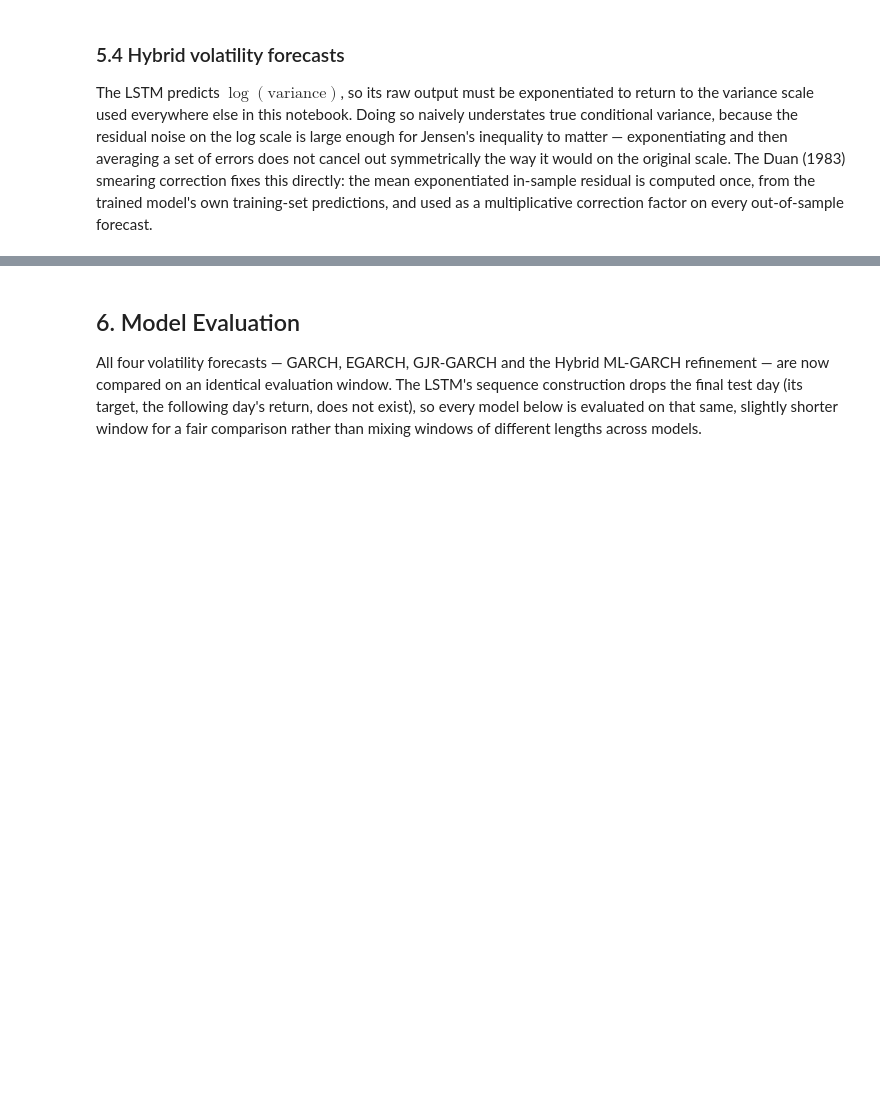
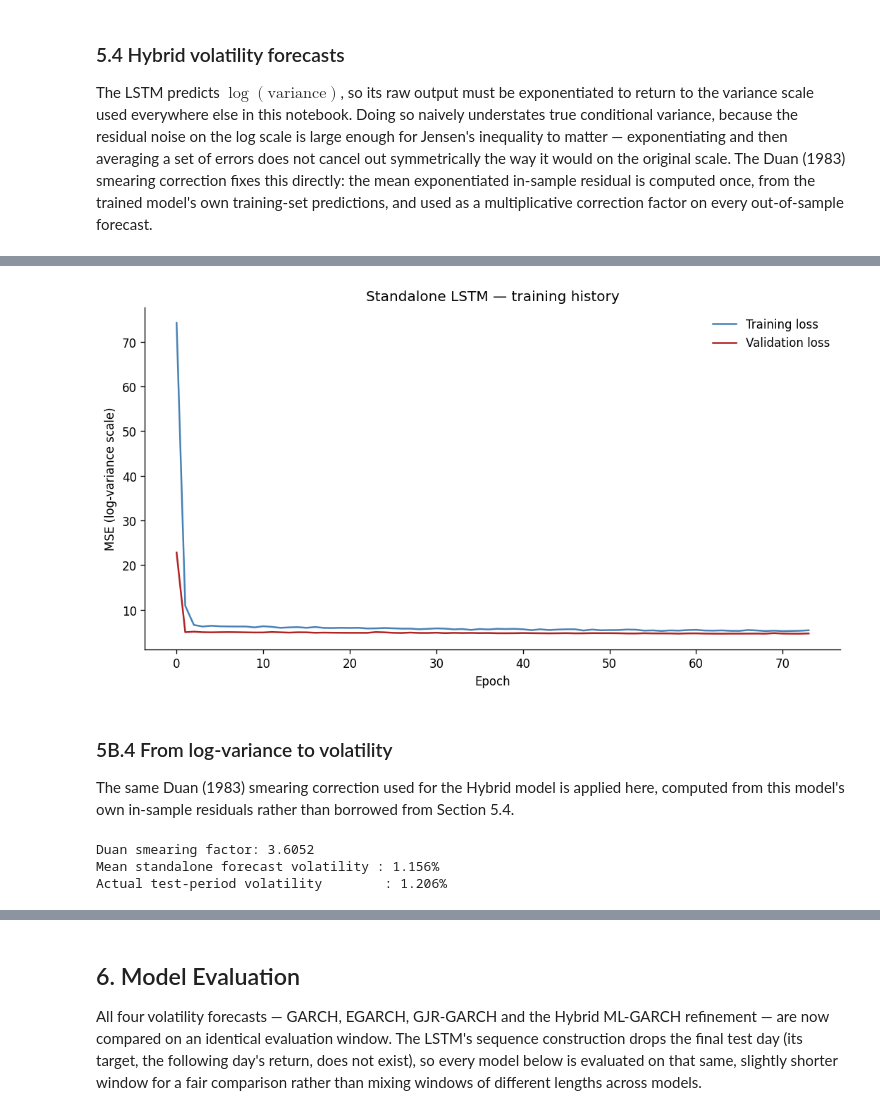
Before and after one commit to MATHONSIMM/Masters-Research-UNISA-Project, a Jupyter notebook: notebooks/Model Development.ipynb, the cells around one changed output, grey strips where cells are left out. Saved outputs shown, nothing was run; the diff lists cells and outputs as text; code cells hidden in the pictures; blank space fills up the shorter version.

```diff
--- a/notebooks/Model Development.ipynb
+++ b/notebooks/Model Development.ipynb
@@ -496,0 +505,11 @@ Actual test-period volatility   : 1.206%
+# %%
+STANDALONE_FEATURE_COLS = ['return', 'roll_std_5', 'roll_std_21', 'sq_ret']
+
+standalone_feat = pd.DataFrame({'return': portfolio})
+standalone_feat['roll_std_5']  = portfolio.rolling(5).std()
+standalone_feat['roll_std_21'] = portfolio.rolling(21).std()
+standalone_feat['sq_ret']      = portfolio ** 2
+standalone_feat = standalone_feat.dropna()
+
+print(f"Standalone feature frame: {standalone_feat.shape}, columns: {STANDALONE_FEATURE_COLS}")
+print(f"Missing values: {standalone_feat.isna().sum().sum()}")
@@ -496,0 +568,11 @@ Actual test-period volatility   : 1.206%
+# %%
+standalone_lstm_model = keras.Sequential([
+    layers.Input(shape=(LOOKBACK, standalone_n_features)),
+    layers.LSTM(32, return_sequences=False),
+    layers.Dropout(0.2),
+    layers.Dense(16, activation='relu'),
+    layers.Dense(1),
+], name='lstm_standalone_model')
+
+standalone_lstm_model.compile(optimizer=keras.optimizers.Adam(learning_rate=0.001), loss='mse')
+standalone_lstm_model.summary()
@@ -496,0 +595,11 @@ Actual test-period volatility   : 1.206%
+# %%
+standalone_history = standalone_lstm_model.fit(
+    standalone_X_train_scaled, standalone_y_train_seq,
+    validation_split=0.15, epochs=100, batch_size=32, shuffle=True, verbose=0,
+    callbacks=[keras.callbacks.EarlyStopping(monitor='val_loss', patience=10, restore_best_weights=True)],
+)
+
+standalone_n_epochs = len(standalone_history.history['loss'])
+print(f"Training stopped after {standalone_n_epochs} epochs")
+print(f"Final training loss   : {standalone_history.history['loss'][-1]:.4f}")
+print(f"Final validation loss : {standalone_history.history['val_loss'][-1]:.4f}")
@@ -496,0 +610,33 @@ Actual test-period volatility   : 1.206%
+# %%
+fig, ax = plt.subplots(figsize=(9, 5))
+ax.plot(standalone_history.history['loss'], color='steelblue', label='Training loss')
+ax.plot(standalone_history.history['val_loss'], color='firebrick', label='Validation loss')
+ax.set_xlabel('Epoch')
+ax.set_ylabel('MSE (log-variance scale)')
+ax.set_title('Standalone LSTM — training history')
+ax.legend(frameon=False)
+plt.tight_layout()
+plt.savefig(FIGURES_DIR / 'lstm_standalone_training_history.png', bbox_inches='tight')
+plt.show()
+# %% [output]
+[figure, added]
+# %% [markdown]
+### 5B.4 From log-variance to volatility
+
+The same Duan (1983) smearing correction used for the Hybrid model is applied here, computed from this model's own in-sample residuals rather than borrowed from Section 5.4.
+# %%
+standalone_train_pred_log = standalone_lstm_model.predict(standalone_X_train_scaled, verbose=0).flatten()
+standalone_resid_train    = standalone_y_train_seq - standalone_train_pred_log
+standalone_smearing_factor = float(np.mean(np.exp(standalone_resid_train)))
+print(f"Duan smearing factor: {standalone_smearing_factor:.4f}")
+
+standalone_test_pred_log = standalone_lstm_model.predict(standalone_X_test_scaled, verbose=0).flatten()
+standalone_var   = pd.Series(np.exp(standalone_test_pred_log) * standalone_smearing_factor, index=standalone_test_seq_dates)
+standalone_sigma = np.sqrt(standalone_var)
+
+print(f"Mean standalone forecast volatility : {standalone_sigma.mean()*100:.3f}%")
+print(f"Actual test-period volatility        : {portfolio.loc[test_idx].std()*100:.3f}%")
+# %% [output]
+Duan smearing factor: 3.6052
+Mean standalone forecast volatility : 1.156%
+Actual test-period volatility        : 1.206%
```
Also changed, not shown: parts of 24 cells of this notebook, 59 other files.
